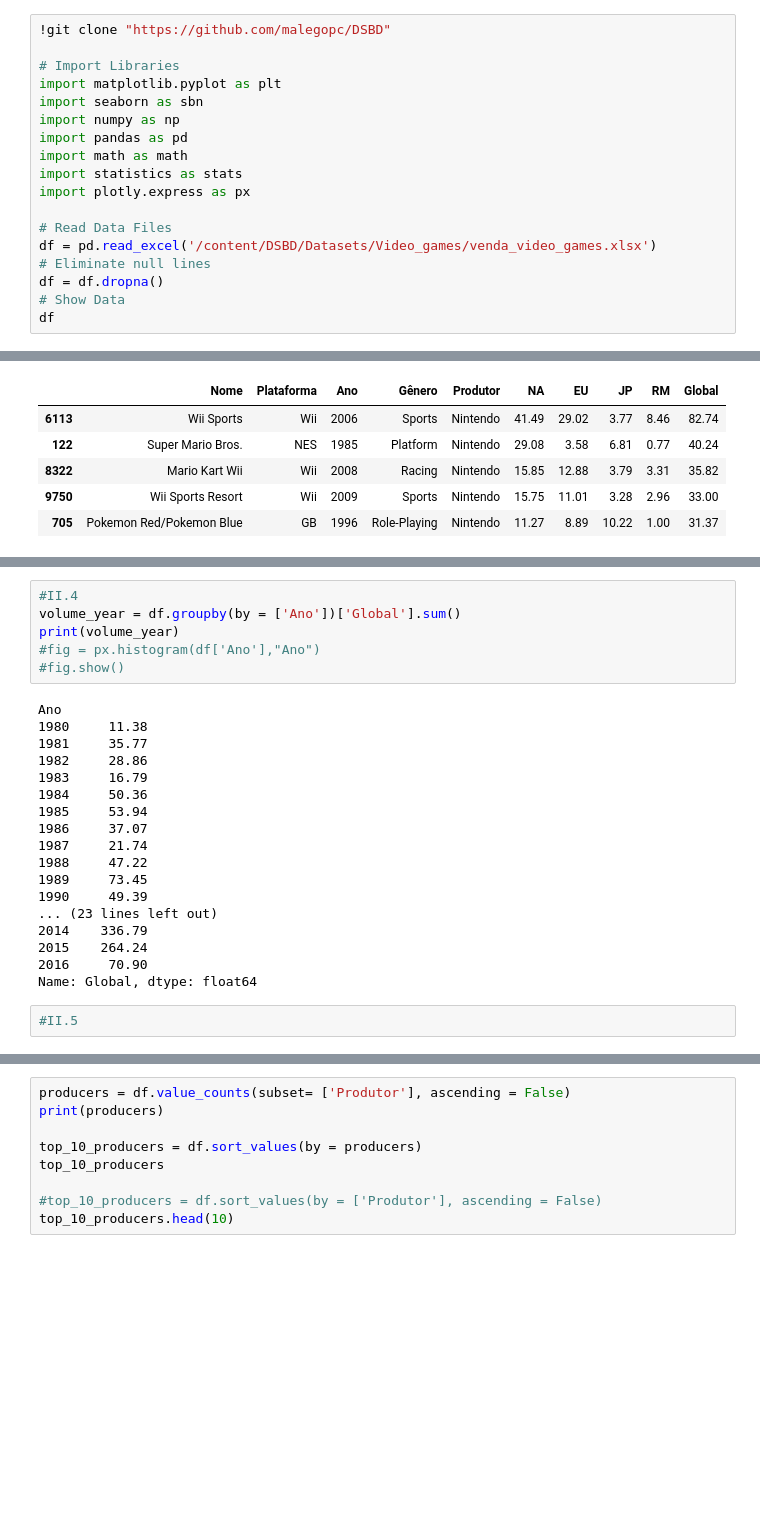
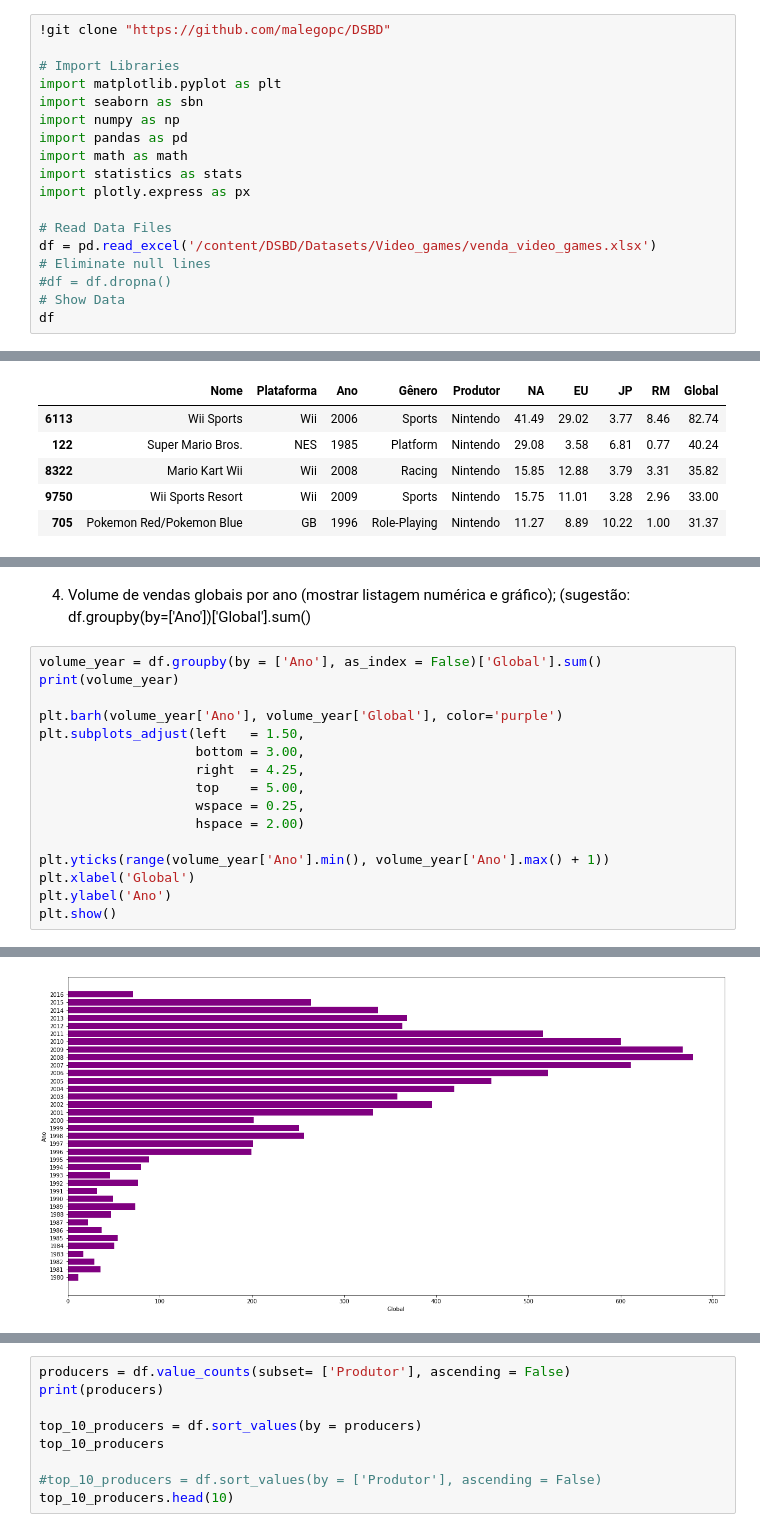
Before and after one commit to nicholascfp/DSBD, a Jupyter notebook: Notebooks/Tarefa_3_6_Nícholas.ipynb, the cells around one changed output, grey strips where cells are left out. Drawn from its saved outputs; the diff is of its cells as text; blank space fills up the shorter version.

```diff
--- a/Notebooks/Tarefa_3_6_Nícholas.ipynb
+++ b/Notebooks/Tarefa_3_6_Nícholas.ipynb
@@ -65,7 +65,7 @@ import plotly.express as px
 # Read Data Files
 df = pd.read_excel('/content/DSBD/Datasets/Video_games/venda_video_games.xlsx')
 # Eliminate null lines
-df = df.dropna()
+#df = df.dropna()
 # Show Data
 df
 # %% [output]
@@ -182,28 +190,21 @@ Ano
 dtype: int64
 [interactive output not drawn]
-# %%
-#II.4
-volume_year = df.groupby(by = ['Ano'])['Global'].sum()
-print(volume_year)
-#fig = px.histogram(df['Ano'],"Ano")
-#fig.show()
-# %% [output]
-Ano
-1980     11.38
-1981     35.77
-1982     28.86
-1983     16.79
-1984     50.36
-1985     53.94
-1986     37.07
-1987     21.74
-1988     47.22
-1989     73.45
-1990     49.39
-... (23 lines left out)
-2014    336.79
-2015    264.24
-2016     70.90
-Name: Global, dtype: float64
-# %%
-#II.5
+# %% [markdown]
+4. Volume de vendas globais por ano (mostrar listagem numérica e gráfico); (sugestão: df.groupby(by=['Ano'])['Global'].sum()
+# %%
+volume_year = df.groupby(by = ['Ano'], as_index = False)['Global'].sum()
+print(volume_year)
+
+plt.barh(volume_year['Ano'], volume_year['Global'], color='purple')
+plt.subplots_adjust(left   = 1.50,
+                    bottom = 3.00,
+                    right  = 4.25,
+                    top    = 5.00,
+                    wspace = 0.25,
+                    hspace = 2.00)
+
+plt.yticks(range(volume_year['Ano'].min(), volume_year['Ano'].max() + 1))
+plt.xlabel('Global')
+plt.ylabel('Ano')
+plt.show()
+# %% [output]
@@ -209,0 +228 @@ Name: Global, dtype: float64
+[figure, added]
```
Also changed, not shown: parts of 21 cells of this notebook.
